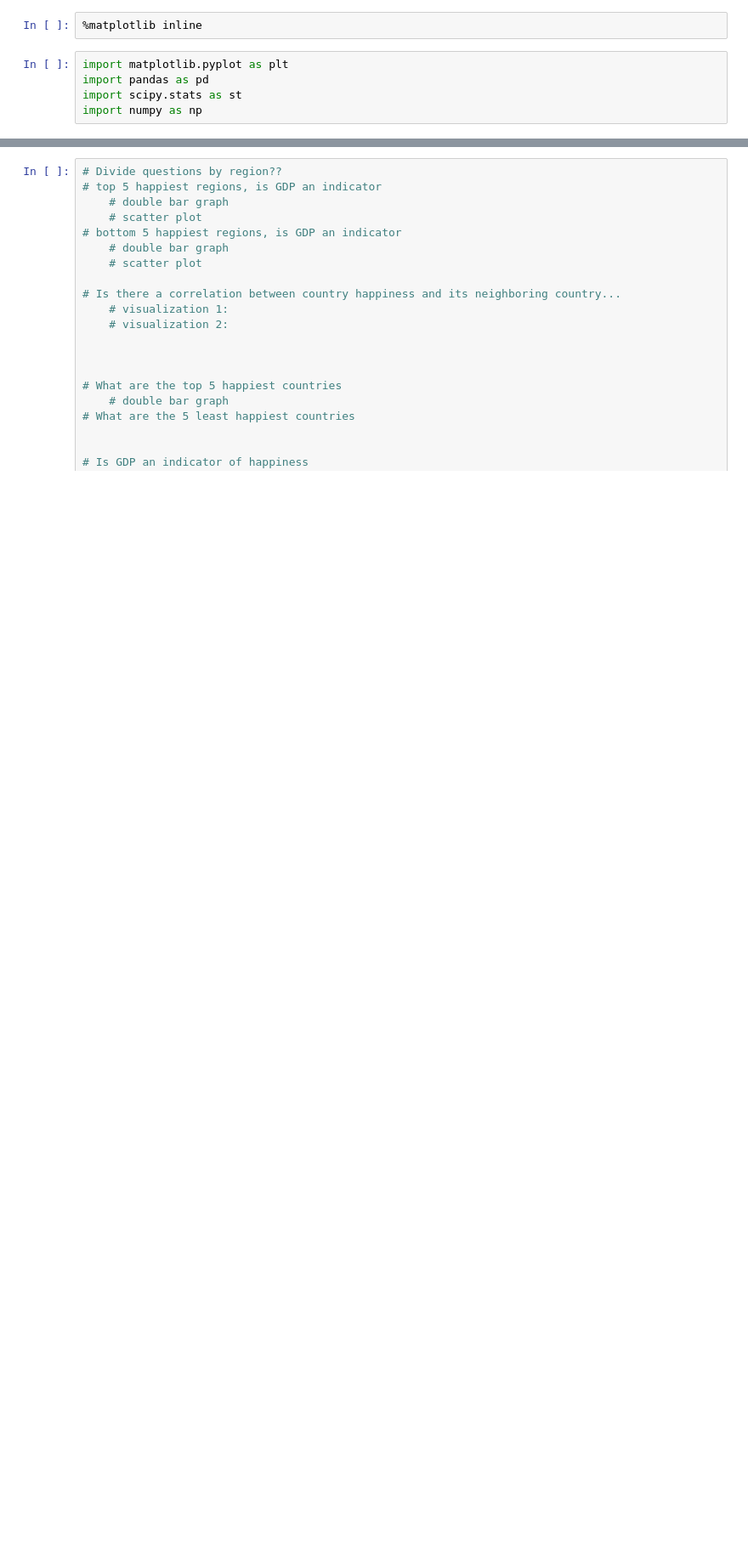
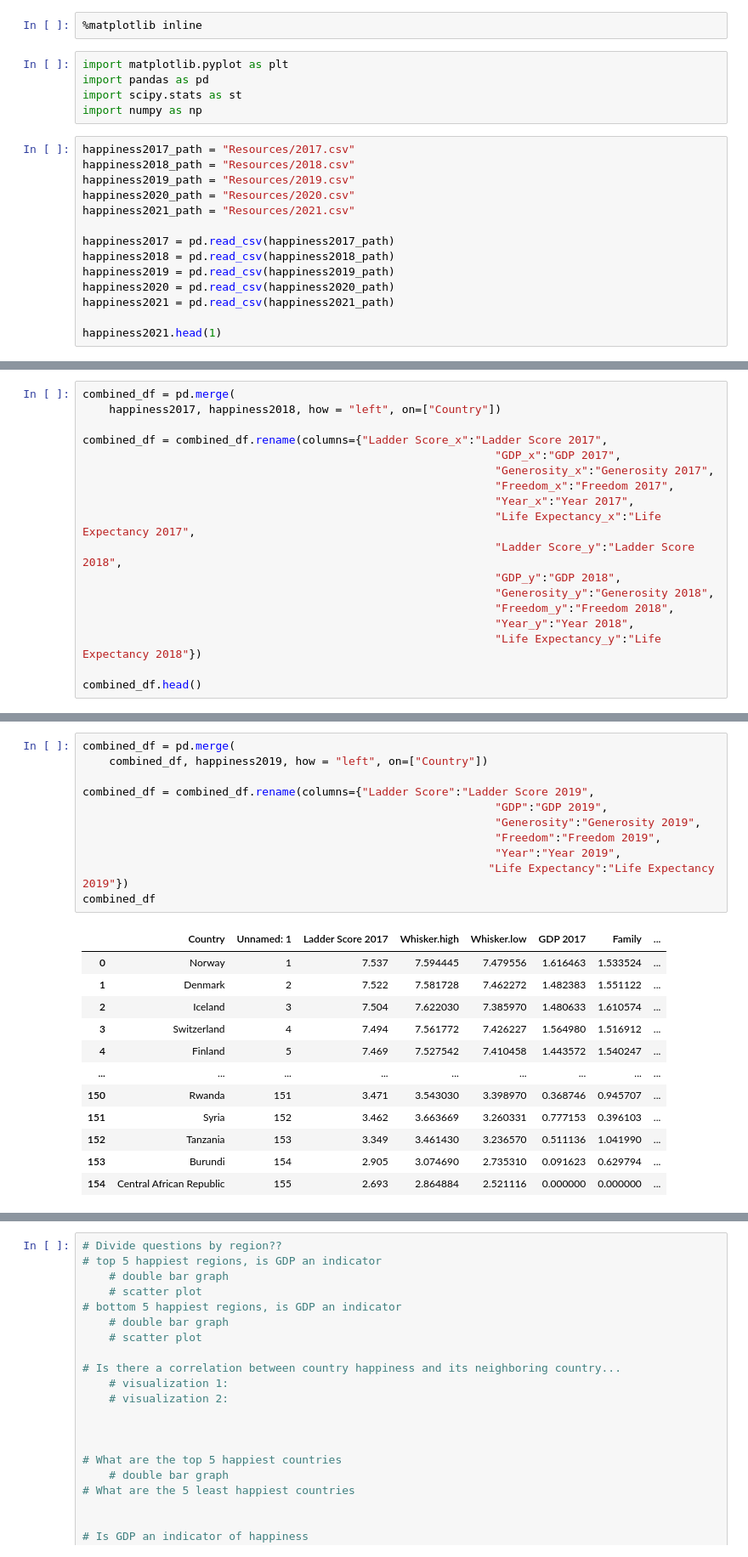
Before and after one commit to Ryan-Malin/TeamHappinessMain, a Jupyter notebook: Main.ipynb, the cells around one changed output, grey strips where cells are left out. Shown at 85% size. Drawn from its saved outputs; the diff is of its cells as text; blank space fills up the shorter version.

Commit message:
This includes the new Combined csv

```diff
--- a/Main.ipynb
+++ b/Main.ipynb
@@ -5,3 +5,17 @@ import matplotlib.pyplot as plt
 import pandas as pd
 import scipy.stats as st
 import numpy as np
+# %%
+happiness2017_path = "Resources/2017.csv"
+happiness2018_path = "Resources/2018.csv"
+happiness2019_path = "Resources/2019.csv"
+happiness2020_path = "Resources/2020.csv"
+happiness2021_path = "Resources/2021.csv"
+
+happiness2017 = pd.read_csv(happiness2017_path)
+happiness2018 = pd.read_csv(happiness2018_path)
+happiness2019 = pd.read_csv(happiness2019_path)
+happiness2020 = pd.read_csv(happiness2020_path)
+happiness2021 = pd.read_csv(happiness2021_path)
+
+happiness2021.head(1)
@@ -7,0 +26,18 @@ import numpy as np
+# %%
+combined_df = pd.merge(
+    happiness2017, happiness2018, how = "left", on=["Country"])
+
+combined_df = combined_df.rename(columns={"Ladder Score_x":"Ladder Score 2017",
+                                                              "GDP_x":"GDP 2017",
+                                                              "Generosity_x":"Generosity 2017",
+                                                              "Freedom_x":"Freedom 2017",
+                                                              "Year_x":"Year 2017",
+                                                              "Life Expectancy_x":"Life Expectancy 2017",
+                                                              "Ladder Score_y":"Ladder Score 2018",
+                                                              "GDP_y":"GDP 2018",
+                                                              "Generosity_y":"Generosity 2018",
+                                                              "Freedom_y":"Freedom 2018",
+                                                              "Year_y":"Year 2018",
+                                                              "Life Expectancy_y":"Life Expectancy 2018"})
+
+combined_df.head()
@@ -7,0 +52,24 @@ import numpy as np
+# %%
+combined_df = pd.merge(
+    combined_df, happiness2019, how = "left", on=["Country"])
+
+combined_df = combined_df.rename(columns={"Ladder Score":"Ladder Score 2019",
+                                                              "GDP":"GDP 2019",
+                                                              "Generosity":"Generosity 2019",
+                                                              "Freedom":"Freedom 2019",
+                                                              "Year":"Year 2019",
+                                                             "Life Expectancy":"Life Expectancy 2019"})
+combined_df
+# %% [output]
+|  | Country | Unnamed: 1 | Ladder Score 2017 | Whisker.high | Whisker.low | GDP 2017 | Family | ... |
+| 0 | Norway | 1 | 7.537 | 7.594445 | 7.479556 | 1.616463 | 1.533524 | ... |
+| 1 | Denmark | 2 | 7.522 | 7.581728 | 7.462272 | 1.482383 | 1.551122 | ... |
+| 2 | Iceland | 3 | 7.504 | 7.622030 | 7.385970 | 1.480633 | 1.610574 | ... |
+| 3 | Switzerland | 4 | 7.494 | 7.561772 | 7.426227 | 1.564980 | 1.516912 | ... |
+| 4 | Finland | 5 | 7.469 | 7.527542 | 7.410458 | 1.443572 | 1.540247 | ... |
+| ... | ... | ... | ... | ... | ... | ... | ... | ... |
+| 150 | Rwanda | 151 | 3.471 | 3.543030 | 3.398970 | 0.368746 | 0.945707 | ... |
+| 151 | Syria | 152 | 3.462 | 3.663669 | 3.260331 | 0.777153 | 0.396103 | ... |
+| 152 | Tanzania | 153 | 3.349 | 3.461430 | 3.236570 | 0.511136 | 1.041990 | ... |
+| 153 | Burundi | 154 | 2.905 | 3.074690 | 2.735310 | 0.091623 | 0.629794 | ... |
+| 154 | Central African Republic | 155 | 2.693 | 2.864884 | 2.521116 | 0.000000 | 0.000000 | ... |
```
Also changed, not shown: parts of 9 cells of this notebook, 16 other files.
